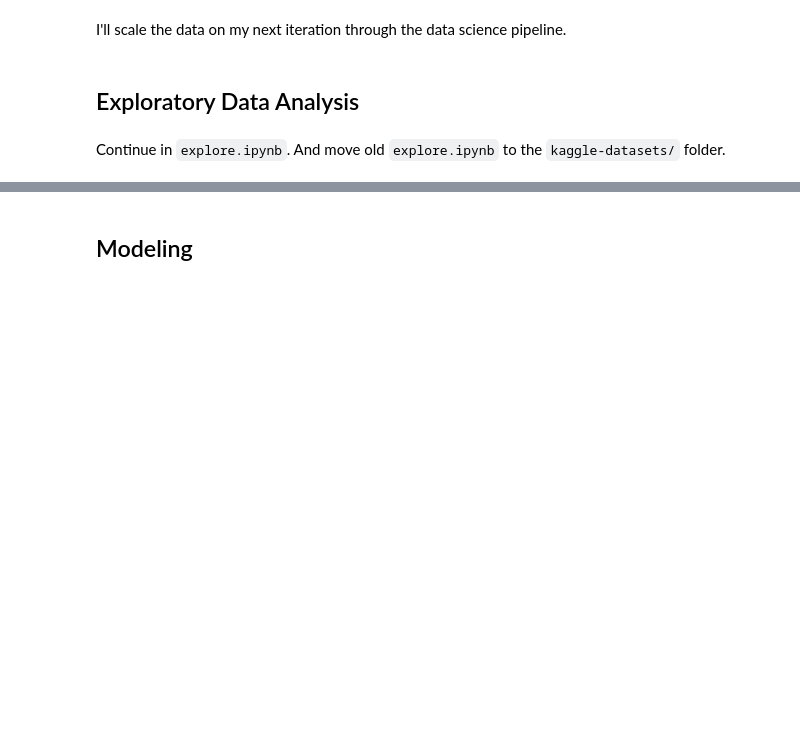
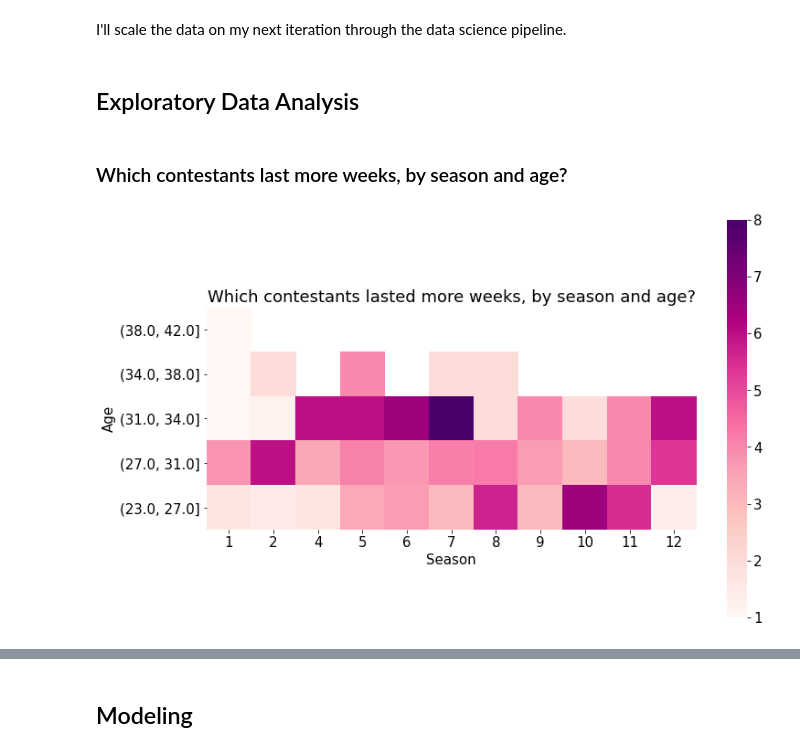
Before and after one commit to KwameTaylor/bachelorette-predictor, a Jupyter notebook: bachelorette-predictor.ipynb, the cells around one changed output, grey strips where cells are left out. Saved outputs shown, nothing was run; the diff lists cells and outputs as text; code cells hidden in the pictures; blank space fills up the shorter version.

````diff
--- a/bachelorette-predictor.ipynb
+++ b/bachelorette-predictor.ipynb
@@ -212,5 +211,9 @@ Name: ElimWeek, dtype: float64
 I'll scale the data on my next iteration through the data science pipeline.
 # %% [markdown]
 ## Exploratory Data Analysis
-# %% [markdown]
-Continue in ```explore.ipynb```. And move old ```explore.ipynb``` to the ```kaggle-datasets/``` folder.
+# %% [markdown]
+### Which contestants last more weeks, by season and age?
+# %%
+make_heatmap(train)
+# %% [output]
+[figure, added]
````
Also changed, not shown: parts of 10 cells of this notebook, 1 other file.
